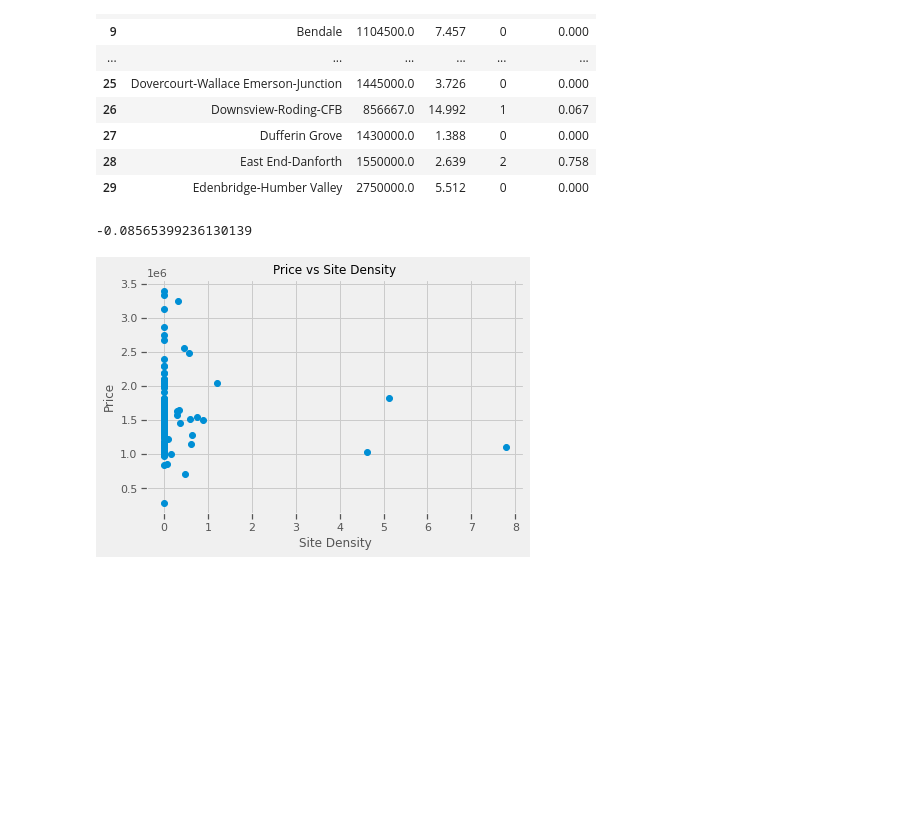
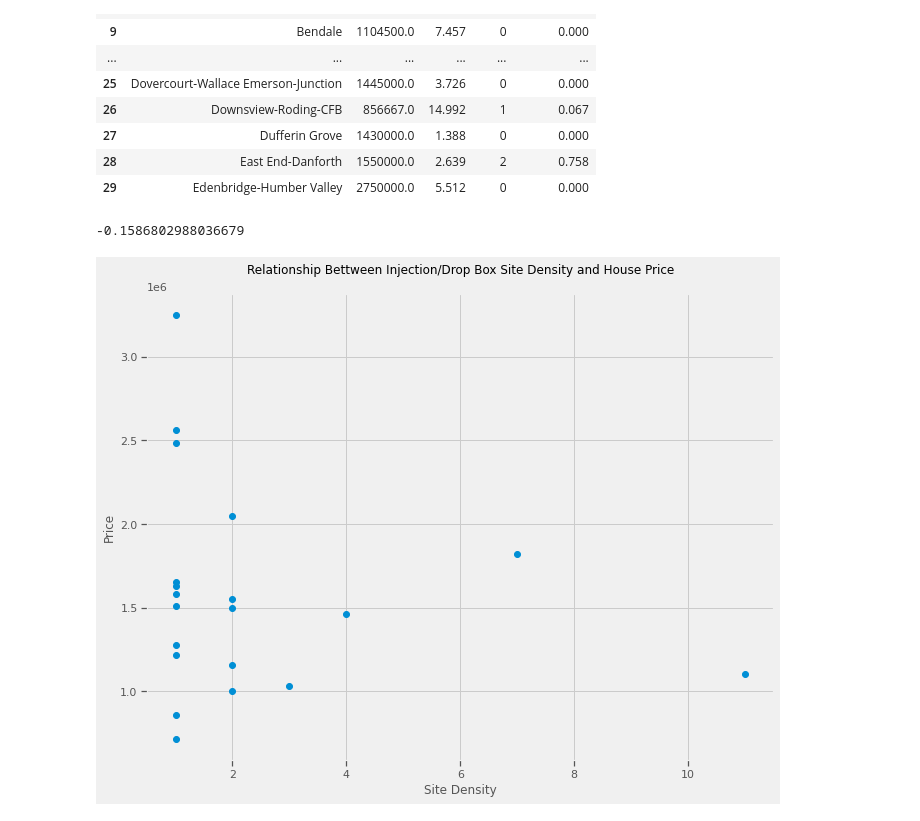
Before and after one commit to jayshah2111/team-algorithm-avengers, a Jupyter notebook: Injection_site_maps.ipynb, the cells around one changed output. Cells and saved outputs as stored; diff of their text form; code cells hidden in the pictures; blank space fills up the shorter version.

Commit message:
updated image

```diff
--- a/Injection_site_maps.ipynb
+++ b/Injection_site_maps.ipynb
@@ -521,15 +506,18 @@ merged_df.head(30)
 | 28 | East End-Danforth | 1550000.0 | 2.639 | 2 | 0.758 |
 | 29 | Edenbridge-Humber Valley | 2750000.0 | 5.512 | 0 | 0.000 |
 # %%
+merged_df=merged_df[merged_df['site_density']>0]
 correlation = merged_df['price'].corr(merged_df['site_density'])
 correlation
 # %% [output]
--0.08565399236130139
+-0.1586802988036679
 # %%
-plt.scatter(merged_df['site_density'], merged_df['price'])
+plt.figure(figsize=(10, 8))
+plt.scatter(merged_df['sites'], merged_df['price'])
 plt.xlabel('Site Density')
 plt.ylabel('Price')
-plt.title('Price vs Site Density')
+plt.title('Relationship Bettween Injection/Drop Box Site Density and House Price', pad=20)
+plt.savefig('plots/Price_vs_Site_Density_Scatterplot.png', dpi=300)
 plt.show()
 # %% [output]
-[figure, old version]
+[figure, new version]
```
Also changed, not shown: parts of 3 cells of this notebook, 1 other file.
